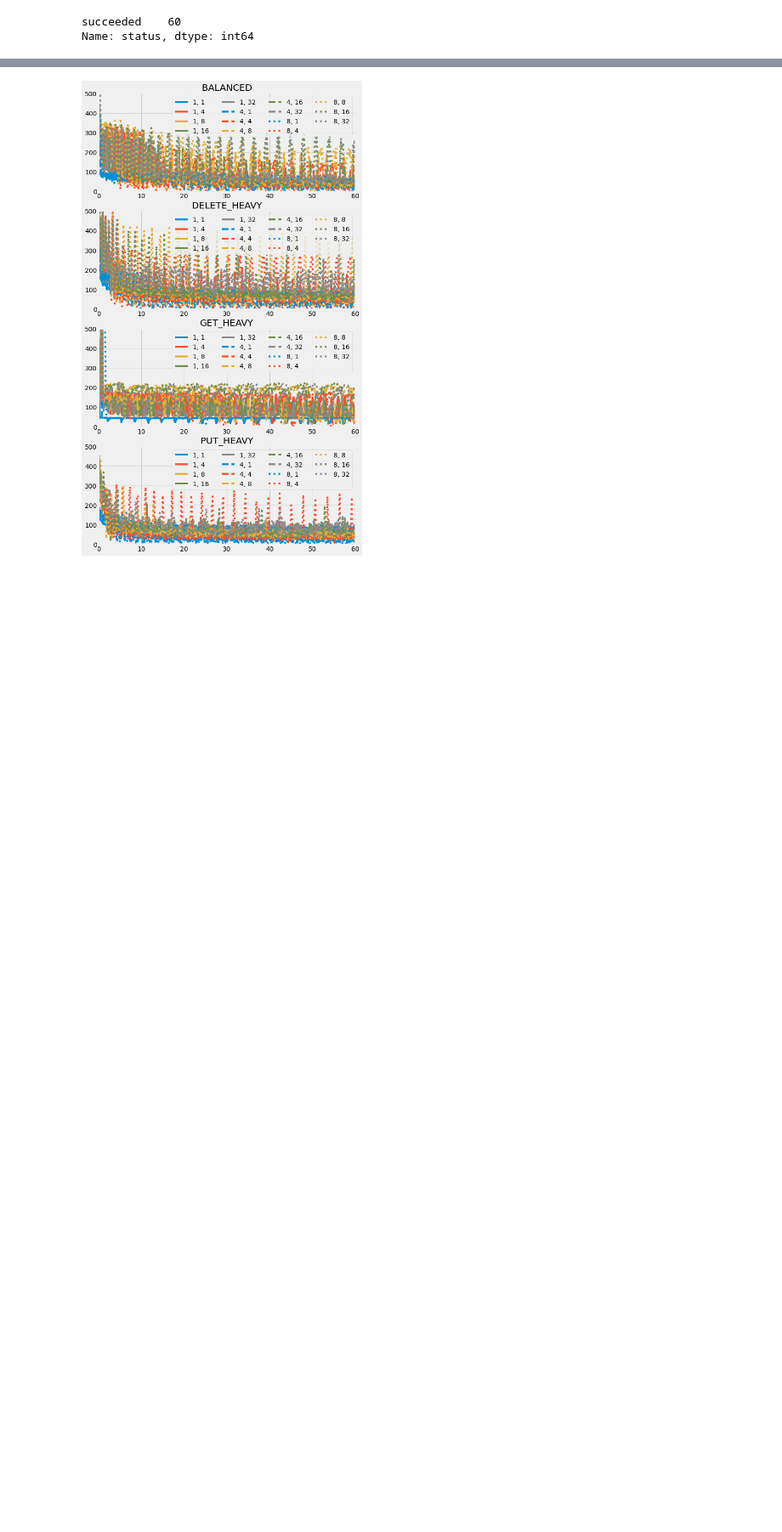
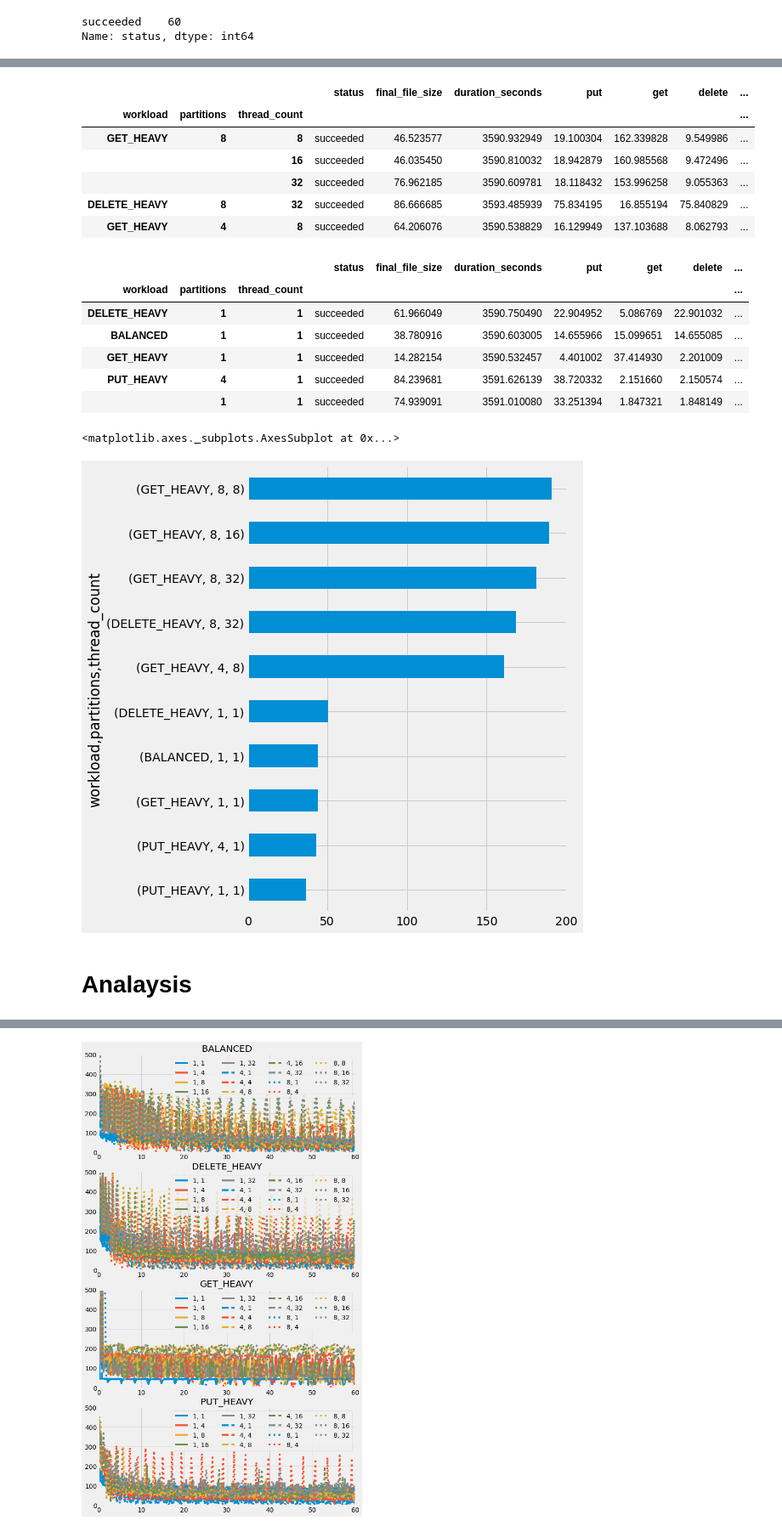
Before and after one commit to DBFromZero/dbf0analysis, a Jupyter notebook: xplr_lsm_part.ipynb, the cells around one changed output, grey strips where cells are left out. Shown at 85% size. Cells and saved outputs as stored; diff of their text form; code cells hidden in the pictures; blank space fills up the shorter version.

```diff
--- a/xplr_lsm_part.ipynb
+++ b/xplr_lsm_part.ipynb
@@ -21,6 +28,5 @@ ops = ['put', 'get', 'delete']
 # %%
-specs = pd.read_json(os.path.expanduser('~/PycharmProjects/benchmarking_test/results/lsm_part' +
-                                        '/benchmark_part_lsm_specs.jsonl'), lines=True)
+specs = pd.read_json('results/partitioned_lsm/benchmark_part_lsm_specs.jsonl', lines=True)
 print(len(specs))
 specs.head()
 # %% [output]
@@ -106,3 +131,27 @@ Name: status, dtype: int64
+# %%
+x = normed_results.sort_values('sum', ascending=False)
+display(x.head())
+display(x.tail())
+pd.concat([x['sum'].head(), x['sum'].tail()]).iloc[::-1].plot.barh(figsize=(6,9))
+# %% [output]
+|  |  |  | status | final_file_size | duration_seconds | put | get | delete | ... |
+| workload | partitions | thread_count |  |  |  |  |  |  | ... |
+| GET_HEAVY | 8 | 8 | succeeded | 46.523577 | 3590.932949 | 19.100304 | 162.339828 | 9.549986 | ... |
+|  |  | 16 | succeeded | 46.035450 | 3590.810032 | 18.942879 | 160.985568 | 9.472496 | ... |
+|  |  | 32 | succeeded | 76.962185 | 3590.609781 | 18.118432 | 153.996258 | 9.055363 | ... |
+| DELETE_HEAVY | 8 | 32 | succeeded | 86.666685 | 3593.485939 | 75.834195 | 16.855194 | 75.840829 | ... |
+| GET_HEAVY | 4 | 8 | succeeded | 64.206076 | 3590.538829 | 16.129949 | 137.103688 | 8.062793 | ... |
+|  |  |  | status | final_file_size | duration_seconds | put | get | delete | ... |
+| workload | partitions | thread_count |  |  |  |  |  |  | ... |
+| DELETE_HEAVY | 1 | 1 | succeeded | 61.966049 | 3590.750490 | 22.904952 | 5.086769 | 22.901032 | ... |
+| BALANCED | 1 | 1 | succeeded | 38.780916 | 3590.603005 | 14.655966 | 15.099651 | 14.655085 | ... |
+| GET_HEAVY | 1 | 1 | succeeded | 14.282154 | 3590.532457 | 4.401002 | 37.414930 | 2.201009 | ... |
+| PUT_HEAVY | 4 | 1 | succeeded | 84.239681 | 3591.626139 | 38.720332 | 2.151660 | 2.150574 | ... |
+|  | 1 | 1 | succeeded | 74.939091 | 3591.010080 | 33.251394 | 1.847321 | 1.848149 | ... |
+<matplotlib.axes._subplots.AxesSubplot at 0x...>
+[figure, added]
+# %% [markdown]
+# Analaysis
 # %%
 thread_to_color = dict(zip(sorted(set(spec_values['thread_count'])), colors))
 partition_to_ls = dict(zip(sorted(set(spec_values['partitions'])), ['-', '--', ':']))
```
Also changed, not shown: parts of 22 cells of this notebook, 1 other file.
